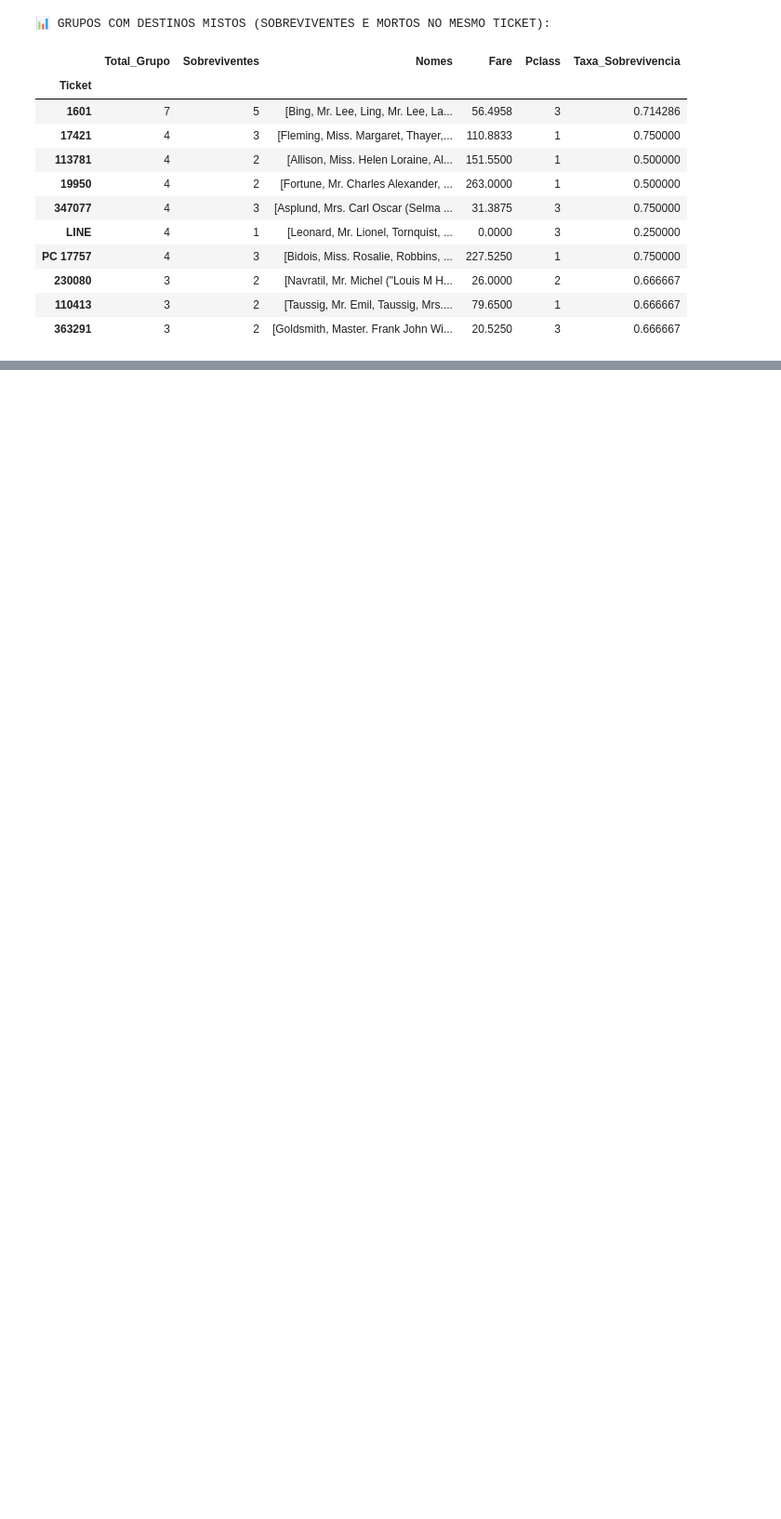
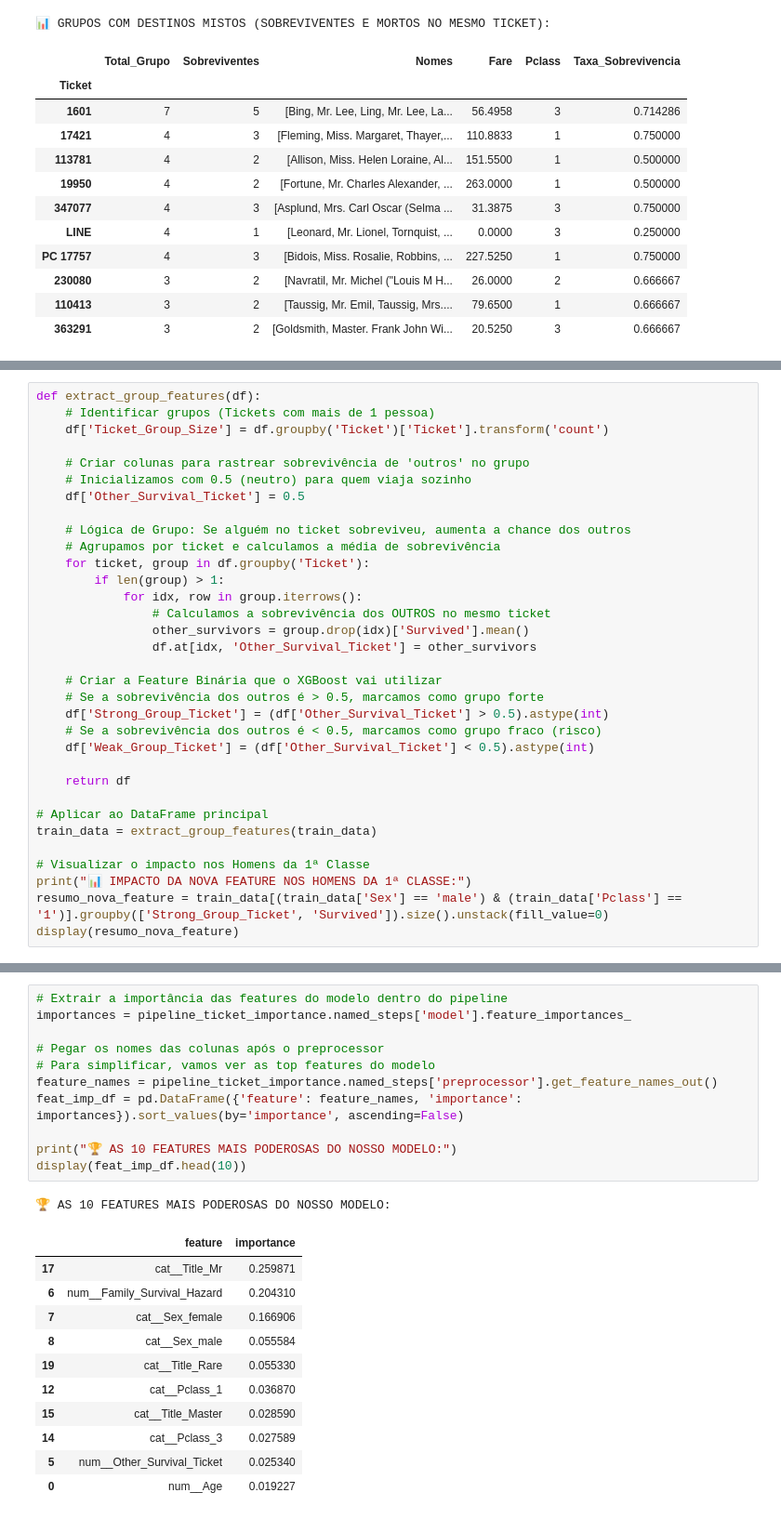
Before and after one commit to zehclaudio/Kaggle, a Jupyter notebook: titanic-tutorial-pipelines-and-ensemble.ipynb, the cells around one changed output, grey strips where cells are left out. Shown at 93% size. Cells and saved outputs as stored; diff of their text form; blank space fills up the shorter version.

```diff
--- a/titanic-tutorial-pipelines-and-ensemble.ipynb
+++ b/titanic-tutorial-pipelines-and-ensemble.ipynb
@@ -3637,0 +3740,33 @@ fig.show()
+# %%
+def extract_group_features(df):
+    # Identificar grupos (Tickets com mais de 1 pessoa)
+    df['Ticket_Group_Size'] = df.groupby('Ticket')['Ticket'].transform('count')
+
+    # Criar colunas para rastrear sobrevivência de 'outros' no grupo
+    # Inicializamos com 0.5 (neutro) para quem viaja sozinho
+    df['Other_Survival_Ticket'] = 0.5
+
+    # Lógica de Grupo: Se alguém no ticket sobreviveu, aumenta a chance dos outros
+    # Agrupamos por ticket e calculamos a média de sobrevivência
+    for ticket, group in df.groupby('Ticket'):
+        if len(group) > 1:
+            for idx, row in group.iterrows():
+                # Calculamos a sobrevivência dos OUTROS no mesmo ticket
+                other_survivors = group.drop(idx)['Survived'].mean()
+                df.at[idx, 'Other_Survival_Ticket'] = other_survivors
+
+    # Criar a Feature Binária que o XGBoost vai utilizar
+    # Se a sobrevivência dos outros é > 0.5, marcamos como grupo forte
+    df['Strong_Group_Ticket'] = (df['Other_Survival_Ticket'] > 0.5).astype(int)
+    # Se a sobrevivência dos outros é < 0.5, marcamos como grupo fraco (risco)
+    df['Weak_Group_Ticket'] = (df['Other_Survival_Ticket'] < 0.5).astype(int)
+
+    return df
+
+# Aplicar ao DataFrame principal
+train_data = extract_group_features(train_data)
+
+# Visualizar o impacto nos Homens da 1ª Classe
+print("📊 IMPACTO DA NOVA FEATURE NOS HOMENS DA 1ª CLASSE:")
+resumo_nova_feature = train_data[(train_data['Sex'] == 'male') & (train_data['Pclass'] == '1')].groupby(['Strong_Group_Ticket', 'Survived']).size().unstack(fill_value=0)
+display(resumo_nova_feature)
@@ -3637,0 +3881,24 @@ fig.show()
+# %%
+# Extrair a importância das features do modelo dentro do pipeline
+importances = pipeline_ticket_importance.named_steps['model'].feature_importances_
+
+# Pegar os nomes das colunas após o preprocessor
+# Para simplificar, vamos ver as top features do modelo
+feature_names = pipeline_ticket_importance.named_steps['preprocessor'].get_feature_names_out()
+feat_imp_df = pd.DataFrame({'feature': feature_names, 'importance': importances}).sort_values(by='importance', ascending=False)
+
+print("🏆 AS 10 FEATURES MAIS PODEROSAS DO NOSSO MODELO:")
+display(feat_imp_df.head(10))
+# %% [output]
+🏆 AS 10 FEATURES MAIS PODEROSAS DO NOSSO MODELO:
+|  | feature | importance |
+| 17 | cat__Title_Mr | 0.259871 |
+| 6 | num__Family_Survival_Hazard | 0.204310 |
+| 7 | cat__Sex_female | 0.166906 |
+| 8 | cat__Sex_male | 0.055584 |
+| 19 | cat__Title_Rare | 0.055330 |
+| 12 | cat__Pclass_1 | 0.036870 |
+| 15 | cat__Title_Master | 0.028590 |
+| 14 | cat__Pclass_3 | 0.027589 |
+| 5 | num__Other_Survival_Ticket | 0.025340 |
+| 0 | num__Age | 0.019227 |
```
Also changed, not shown: parts of 21 cells of this notebook.
